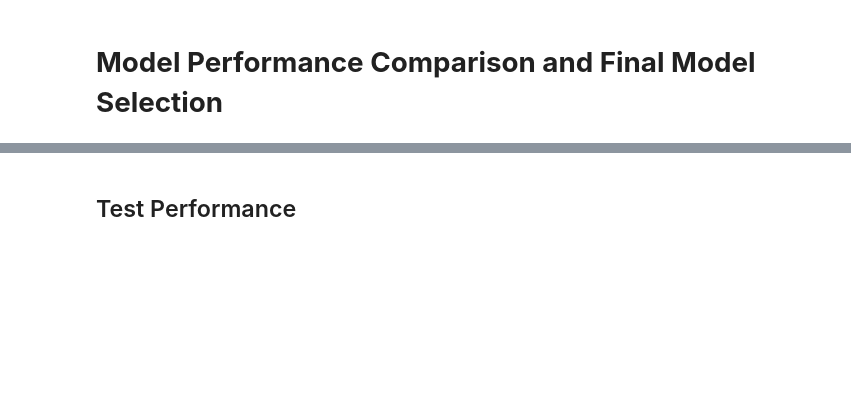
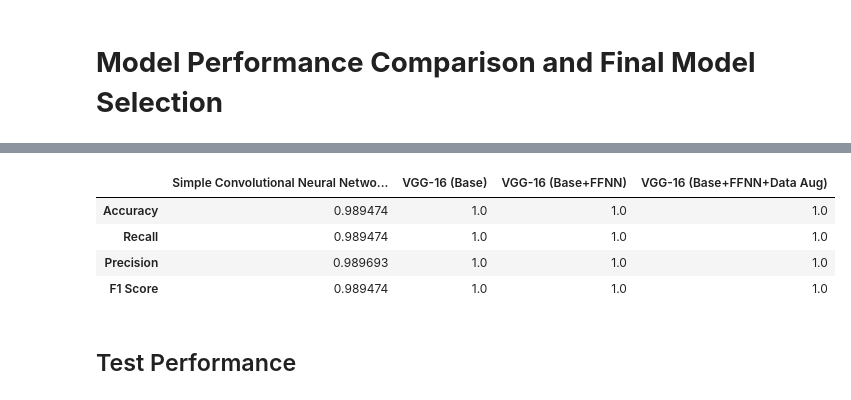
Before and after one commit to ajitbubu/computer-vision, a Jupyter notebook: HelmNet_Full_Code.ipynb, the cells around one changed output, grey strips where cells are left out. Drawn from its saved outputs; the diff is of its cells as text; code cells hidden in the pictures; blank space fills up the shorter version.

```diff
--- a/HelmNet_Full_Code.ipynb
+++ b/HelmNet_Full_Code.ipynb
@@ -945,14 +1020,28 @@ models_train_comp_df.columns = [
 # %%
+# Compute validation performance for all models
+model_1_valid_perf = model_performance_classification(model_1, X_val_normalized, y_val)
+model_2_valid_perf = model_performance_classification(model_2, X_val_normalized, y_val)
+model_3_valid_perf = model_performance_classification(model_3, X_val_normalized, y_val)
+model_4_valid_perf = model_performance_classification(model_4, X_val_normalized, y_val)
+
+# Now combine into one DataFrame
 models_valid_comp_df = pd.concat(
     [
         model_1_valid_perf.T,
         model_2_valid_perf.T,
         model_3_valid_perf.T,
-        model_4_valid_perf.T
-
+        model_4_valid_perf.T,
     ],
     axis=1,
 )
+
 models_valid_comp_df.columns = [
- "Simple Convolutional Neural Network (CNN)","VGG-16 (Base)","VGG-16 (Base+FFNN)","VGG-16 (Base+FFNN+Data Aug)"
+    "Simple Convolutional Neural Network (CNN)",
+    "VGG-16 (Base)",
+    "VGG-16 (Base+FFNN)",
+    "VGG-16 (Base+FFNN+Data Aug)"
 ]
+
+# Display comparison
+display(models_valid_comp_df)
+# %% [output]
@@ -959,3 +1052,8 @@ models_valid_comp_df.columns = [
+|  | Simple Convolutional Neural Netwo... | VGG-16 (Base) | VGG-16 (Base+FFNN) | VGG-16 (Base+FFNN+Data Aug) |
+| Accuracy | 0.989474 | 1.0 | 1.0 | 1.0 |
+| Recall | 0.989474 | 1.0 | 1.0 | 1.0 |
+| Precision | 0.989693 | 1.0 | 1.0 | 1.0 |
+| F1 Score | 0.989474 | 1.0 | 1.0 | 1.0 |
 # %%
 models_train_comp_df
 # %%
```
Also changed, not shown: parts of 13 cells of this notebook.
